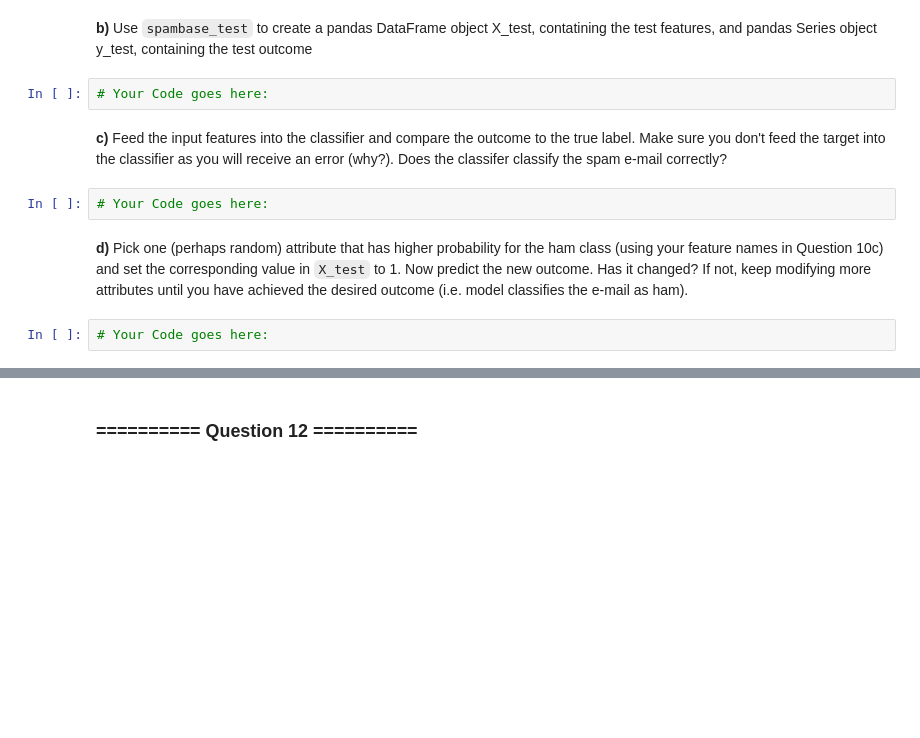
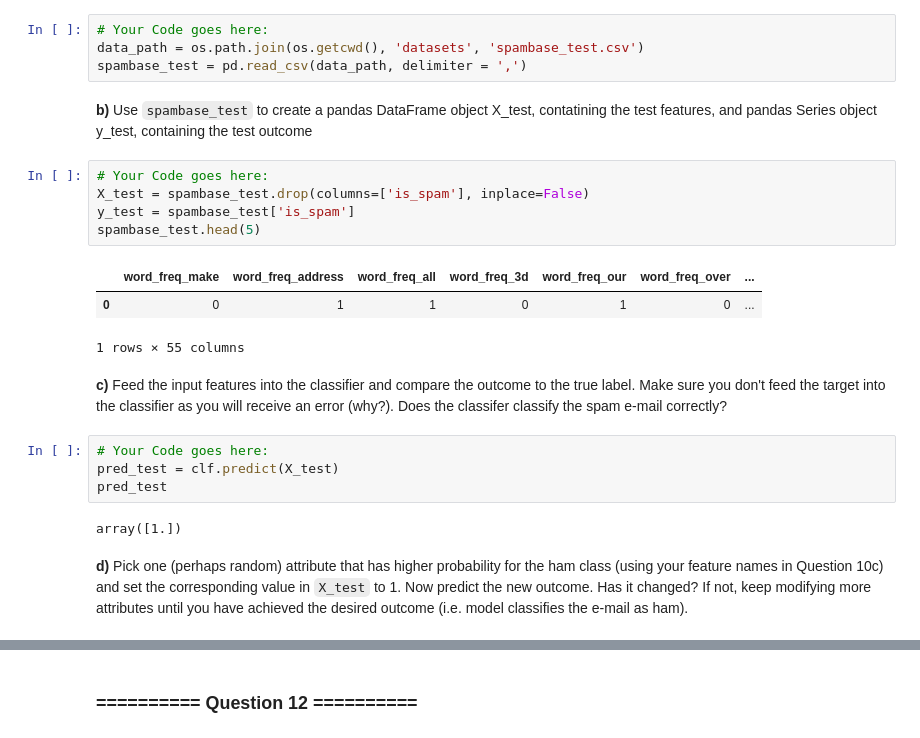
Before and after one commit to GrowlingM1ke/iaml-labs, a Jupyter notebook: Labs/01 - Analysis and Visualisation.ipynb, the cells around one changed output, grey strips where cells are left out. Cells and saved outputs as stored; diff of their text form; blank space fills up the shorter version.

```diff
--- a/Labs/01 - Analysis and Visualisation.ipynb
+++ b/Labs/01 - Analysis and Visualisation.ipynb
@@ -297,12 +376,25 @@ For the final part of this section we will now pretend we are spammers wishing t
+# %%
+# Your Code goes here:
+data_path = os.path.join(os.getcwd(), 'datasets', 'spambase_test.csv')
+spambase_test = pd.read_csv(data_path, delimiter = ',')
 # %% [markdown]
 **b)** Use `spambase_test` to create a pandas DataFrame object X_test, contatining the test features, and pandas Series object y_test, containing the test outcome
-# %%
-# Your Code goes here:
+# %%
+# Your Code goes here:
+X_test = spambase_test.drop(columns=['is_spam'], inplace=False)
+y_test = spambase_test['is_spam']
+spambase_test.head(5)
+# %% [output]
+|  | word_freq_make | word_freq_address | word_freq_all | word_freq_3d | word_freq_our | word_freq_over | ... |
+| 0 | 0 | 1 | 1 | 0 | 1 | 0 | ... |
+1 rows × 55 columns
 # %% [markdown]
 **c)** Feed the input features into the classifier and compare the outcome to the true label. Make sure you don't feed the target into the classifier as you will receive an error (why?). Does the classifer classify the spam e-mail correctly?
 # %%
 # Your Code goes here:
+pred_test = clf.predict(X_test)
+pred_test
+# %% [output]
+array([1.])
 # %% [markdown]
 **d)** Pick one (perhaps random) attribute that has higher probability for the ham class (using your feature names in Question 10c) and set the corresponding value in `X_test` to 1. Now predict the new outcome. Has it changed? If not, keep modifying more attributes until you have achieved the desired outcome (i.e. model classifies the e-mail as ham).
-# %%
-# Your Code goes here:
```
Also changed, not shown: parts of 20 cells of this notebook, 4 other files.
